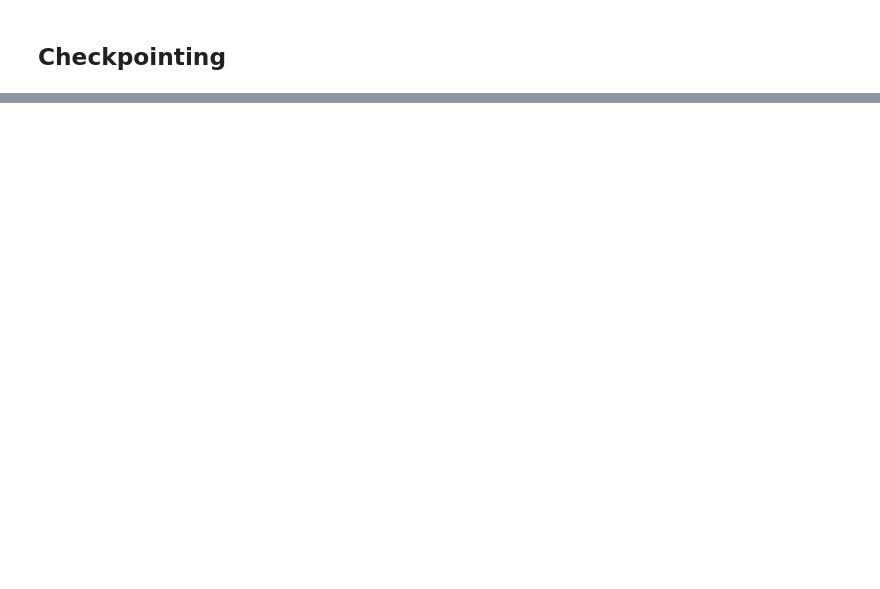
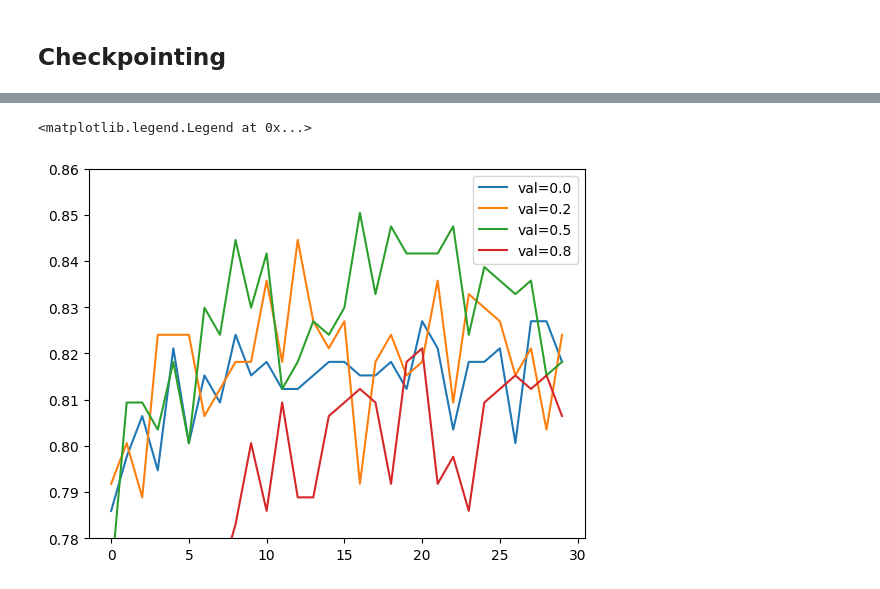
Before and after one commit to yasamangs/clothes-image-classifier, a Jupyter notebook: notebook.ipynb, the cells around one changed output, grey strips where cells are left out. Cells and saved outputs as stored; diff of their text form; code cells hidden in the pictures; blank space fills up the shorter version.

```diff
--- a/notebook.ipynb
+++ b/notebook.ipynb
@@ -264,0 +439,30 @@ learning_rate = 0.001
+# %%
+# Set the learning rate for the model
+learning_rate = 0.001
+
+# Define the size of the inner layers of the model
+size = 100
+
+# Initialize an empty dictionary to store the training history for different dropout rates
+scores = {}
+
+# Iterate over different dropout rates to evaluate model performance
+for droprate in [0.0, 0.2, 0.5, 0.8]:
+    print(droprate)  # Print the current dropout rate being used
+
+    # Create a new model instance with the specified parameters
+    model = make_model(
+        learning_rate=learning_rate,  # Pass the learning rate to the model
+        size_inner=size,             # Pass the inner layer size to the model
+        droprate=droprate            # Pass the current dropout rate to the model
+    )
+
+    # Train the model using the training dataset and validate on the validation dataset
+    history = model.fit(train_ds, epochs=30, validation_data=val_ds)
+
+    # Store the training history for the current dropout rate in the scores dictionary
+    scores[droprate] = history.history
+
+    # Print an empty line to improve readability of the output
+    print()
+    print()
@@ -264,0 +491,9 @@ learning_rate = 0.001
+# %%
+for droprate, hist in scores.items():
+    plt.plot(hist['val_accuracy'], label=('val=%s' % droprate))
+
+plt.ylim(0.78, 0.86)
+plt.legend()
+# %% [output]
+<matplotlib.legend.Legend at 0x...>
+[figure, added]
```
Also changed, not shown: parts of 45 cells of this notebook.
